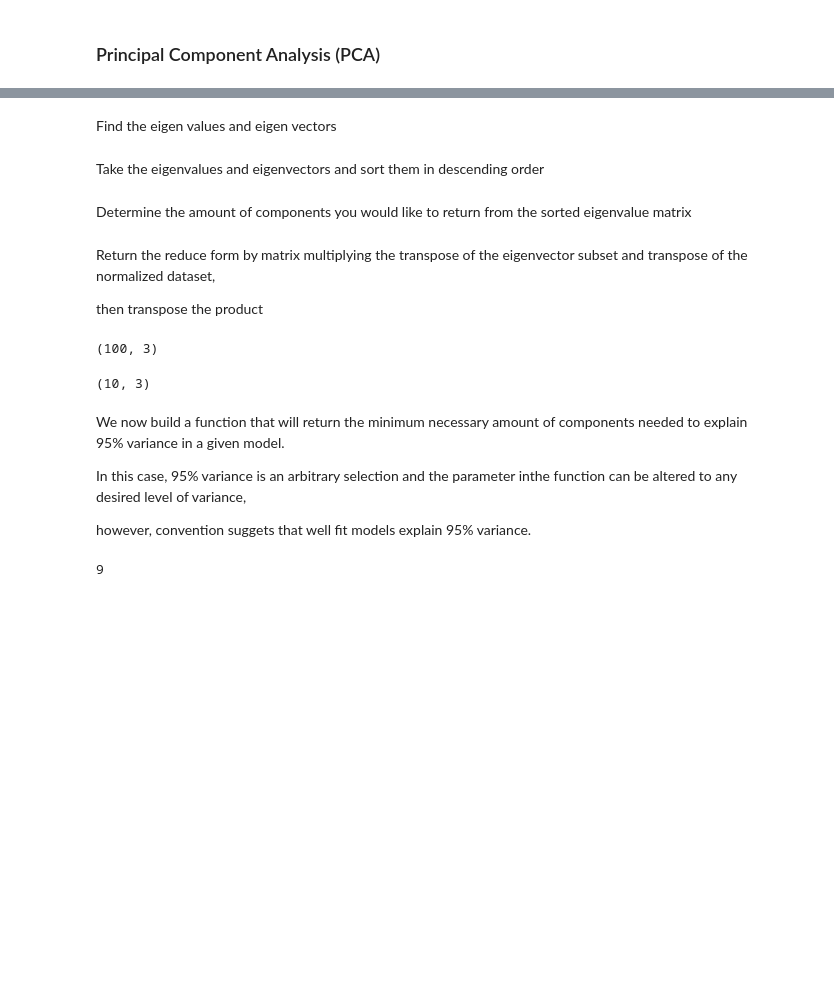
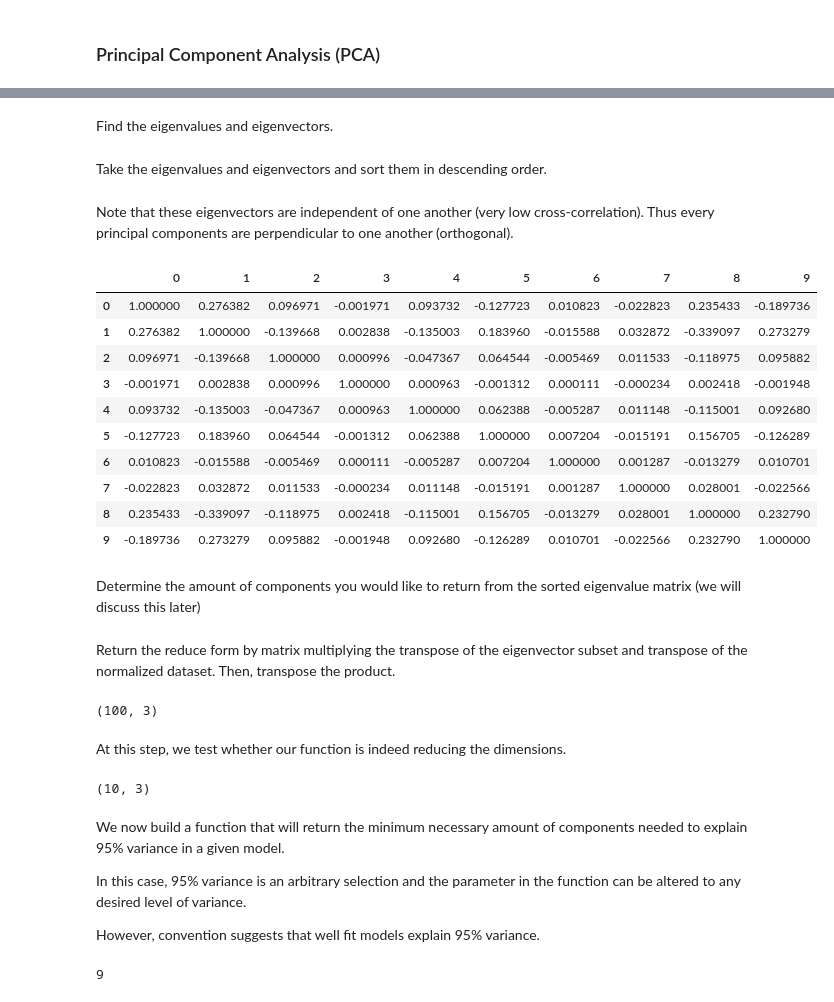
Before and after one commit to af3913/Ferrante_Moreira_Math_Project, a Jupyter notebook: PCA/PCA_Algorithm_v0.1.ipynb, the cells around one changed output, grey strips where cells are left out. Saved outputs shown, nothing was run; the diff lists cells and outputs as text; code cells hidden in the pictures; blank space fills up the shorter version.

```diff
--- a/PCA/PCA_Algorithm_v0.1.ipynb
+++ b/PCA/PCA_Algorithm_v0.1.ipynb
@@ -35,16 +67,34 @@ Construct the covariance
 # %%
 data_centered_cov = np.cov(data_centered, rowvar=False)
 # %% [markdown]
-Find the eigen values and eigen vectors
+Find the eigenvalues and eigenvectors.
 # %%
 eigen_values, eigen_vectors = np.linalg.eigh(data_centered_cov)
 # %% [markdown]
-Take the eigenvalues and eigenvectors and sort them in descending order
+Take the eigenvalues and eigenvectors and sort them in descending order.
 # %%
 index = np.argsort(eigen_values)[::-1]
 
 sorted_values = eigen_values[index]
 
 sorted_vectors = eigen_vectors[:, index]
+# %% [markdown]
+Note that these eigenvectors are independent of one another (very low cross-correlation). Thus every principal components are perpendicular to one another (orthogonal).
+# %%
+df = pd.DataFrame(sorted_vectors)
+#Pairwise correlation
+df.corr(method ='pearson')
+# %% [output]
+|  | 0 | 1 | 2 | 3 | 4 | 5 | 6 | 7 | 8 | 9 |
+| 0 | 1.000000 | 0.276382 | 0.096971 | -0.001971 | 0.093732 | -0.127723 | 0.010823 | -0.022823 | 0.235433 | -0.189736 |
+| 1 | 0.276382 | 1.000000 | -0.139668 | 0.002838 | -0.135003 | 0.183960 | -0.015588 | 0.032872 | -0.339097 | 0.273279 |
+| 2 | 0.096971 | -0.139668 | 1.000000 | 0.000996 | -0.047367 | 0.064544 | -0.005469 | 0.011533 | -0.118975 | 0.095882 |
+| 3 | -0.001971 | 0.002838 | 0.000996 | 1.000000 | 0.000963 | -0.001312 | 0.000111 | -0.000234 | 0.002418 | -0.001948 |
+| 4 | 0.093732 | -0.135003 | -0.047367 | 0.000963 | 1.000000 | 0.062388 | -0.005287 | 0.011148 | -0.115001 | 0.092680 |
+| 5 | -0.127723 | 0.183960 | 0.064544 | -0.001312 | 0.062388 | 1.000000 | 0.007204 | -0.015191 | 0.156705 | -0.126289 |
+| 6 | 0.010823 | -0.015588 | -0.005469 | 0.000111 | -0.005287 | 0.007204 | 1.000000 | 0.001287 | -0.013279 | 0.010701 |
+| 7 | -0.022823 | 0.032872 | 0.011533 | -0.000234 | 0.011148 | -0.015191 | 0.001287 | 1.000000 | 0.028001 | -0.022566 |
+| 8 | 0.235433 | -0.339097 | -0.118975 | 0.002418 | -0.115001 | 0.156705 | -0.013279 | 0.028001 | 1.000000 | 0.232790 |
+| 9 | -0.189736 | 0.273279 | 0.095882 | -0.001948 | 0.092680 | -0.126289 | 0.010701 | -0.022566 | 0.232790 | 1.000000 |
 # %% [markdown]
-Determine the amount of components you would like to return from the sorted eigenvalue matrix
+Determine the amount of components you would like to return from the sorted eigenvalue matrix (we will discuss this later)
@@ -55,6 +106,4 @@ eigvect_subset = sorted_vectors[:, 0:components]
 # %% [markdown]
-Return the reduce form by matrix multiplying the transpose of the eigenvector subset and transpose of the normalized dataset,
-
-then transpose the product
+Return the reduce form by matrix multiplying the transpose of the eigenvector subset and transpose of the normalized dataset. Then, transpose the product.
 # %%
 data_pca = (eigvect_subset.T @ data_centered.T).T
@@ -97,5 +147,7 @@ def principal_component_analysis(data, components):
     PCA_data = (vector_subset.T @ data_centered.T).T
 
     return PCA_data
+# %% [markdown]
+At this step, we test whether our function is indeed reducing the dimensions.
 # %%
 # test
@@ -110,9 +161,9 @@ ex1.shape
 # %% [markdown]
 We now build a function that will return the minimum necessary amount of components needed to explain 95% variance in a given model.
 
-In this case, 95% variance is an arbitrary selection and the parameter inthe function can be altered to any desired level of variance,
+In this case, 95% variance is an arbitrary selection and the parameter in the function can be altered to any desired level of variance.
 
-however, convention suggets that well fit models explain 95% variance.
+However, convention suggests that well fit models explain 95% variance.
 # %%
 total_values = sum(eigen_values)
 
```
Also changed, not shown: parts of 27 cells of this notebook.
